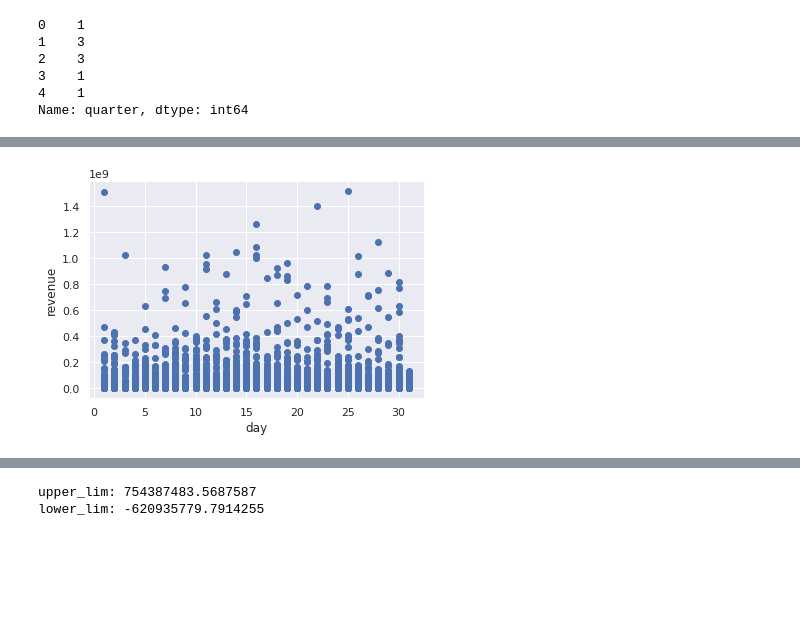
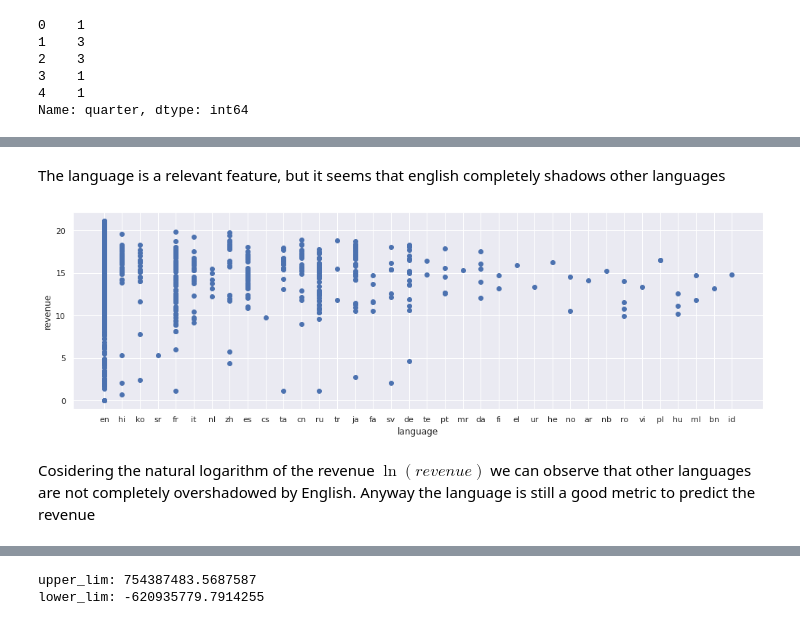
Before and after one commit to achillelamb/the-movie-db, a Jupyter notebook: The-Movie-DB.ipynb, the cells around one changed output, grey strips where cells are left out. Saved outputs shown, nothing was run; the diff lists cells and outputs as text; code cells hidden in the pictures; blank space fills up the shorter version.

```diff
--- a/The-Movie-DB.ipynb
+++ b/The-Movie-DB.ipynb
@@ -319,12 +306,16 @@ plt.show()
-# %%
-# Let's plot the data now
-x = train_set['day']
-#x = [len(train_set['keywords'][i]) for i in range(len(train_set['keywords']))]
-y = train_set['revenue']
-
-plt.scatter(x,y)
-plt.xlabel("day")
-plt.ylabel("revenue")
-plt.show()
-# %% [output]
-[figure, removed]
+# %% [markdown]
+The language is a relevant feature, but it seems that english completely shadows other languages
+# %%
+x = train_set['original_language']
+y = np.log(train_set['revenue'])
+
+fig = plt.figure(figsize=(17, 5))
+ax = fig.add_subplot(111)
+ax.scatter(x,y)
+plt.xlabel("language")
+plt.ylabel("revenue")
+plt.show()
+# %% [output]
+[figure, added]
+# %% [markdown]
+Cosidering the natural logarithm of the revenue $\ln (revenue)$ we can observe that other languages are not completely overshadowed by English. Anyway the language is still a good metric to predict the revenue
```
Also changed, not shown: parts of 117 cells of this notebook, 1 other file.
